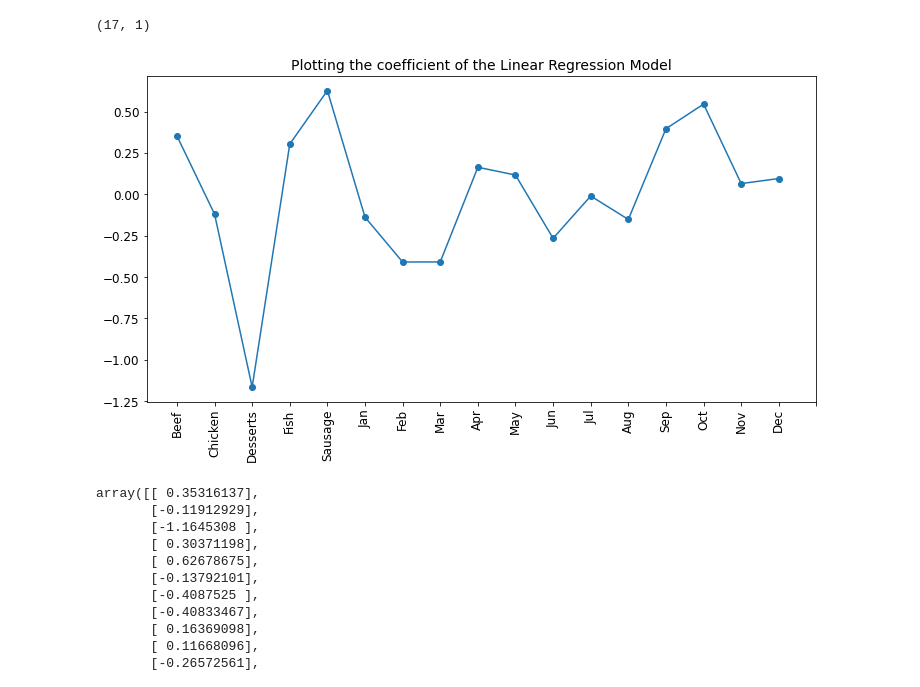
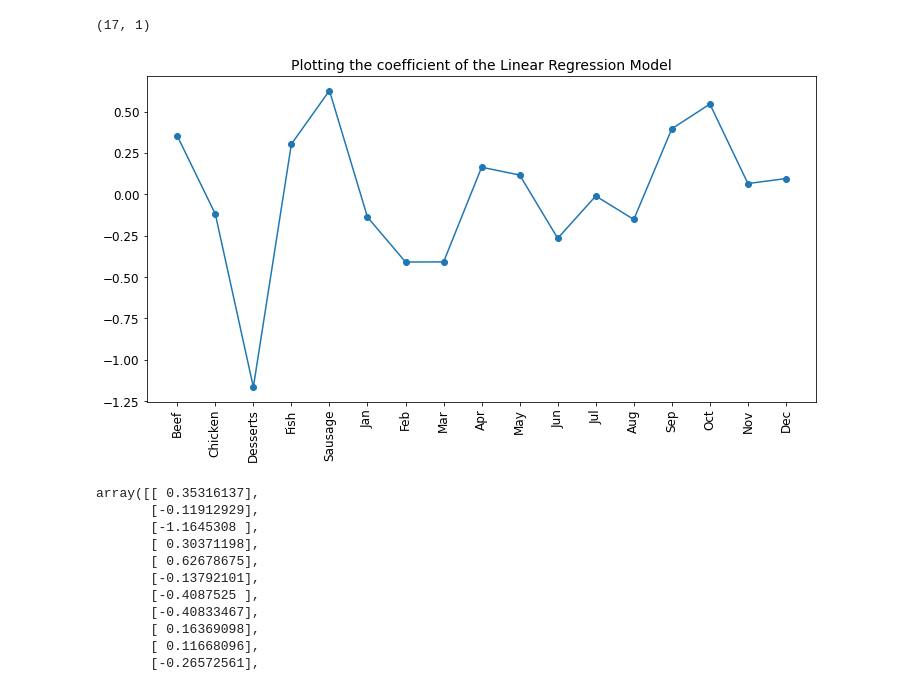
Before and after one commit to leader2345/McDonald-Expenditure-, a Jupyter notebook: My_Expenditure_Multi_Feature.ipynb, the cells around one changed output. Cells and saved outputs as stored; diff of their text form; code cells hidden in the pictures.

```diff
--- a/My_Expenditure_Multi_Feature.ipynb
+++ b/My_Expenditure_Multi_Feature.ipynb
@@ -2516,14 +2514,14 @@ np.arange(len(lin_reg.coef_.T)).reshape(-1,1).shape
 # %%
 # Scatter plots for the coefficients
 plt.figure(figsize=(12,6))
 plt.scatter(x=np.arange(len(lin_reg.coef_.T)).reshape(-1,1), y=lin_reg.coef_.T)
 plt.plot(lin_reg.coef_.T)
 
-plt.xticks(np.arange(0,18),["Beef", "Chicken", "Desserts", "Fish", "Sausage"] + months, rotation=90)
+plt.xticks(np.arange(0,17),["Beef", "Chicken", "Desserts", "Fish", "Sausage"] + months, rotation=90)
 plt.title("Plotting the coefficient of the Linear Regression Model", fontsize=14)
 plt.show()
 # %% [output]
-[figure, old version]
+[figure, new version]
 # %%
 lin_reg.coef_.T
 # %% [output]
```
Also changed, not shown: parts of 16 cells of this notebook, 7 other files.
